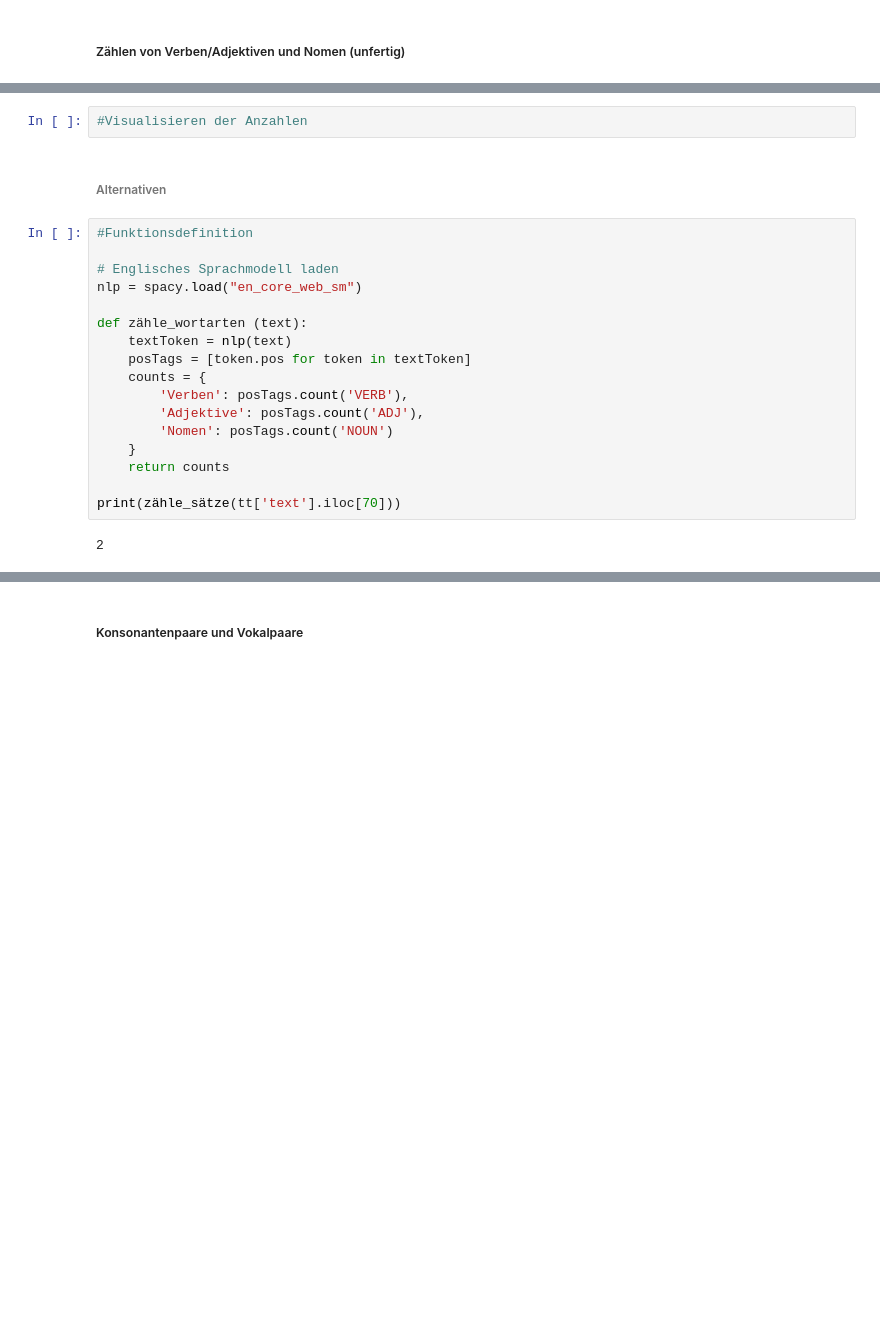
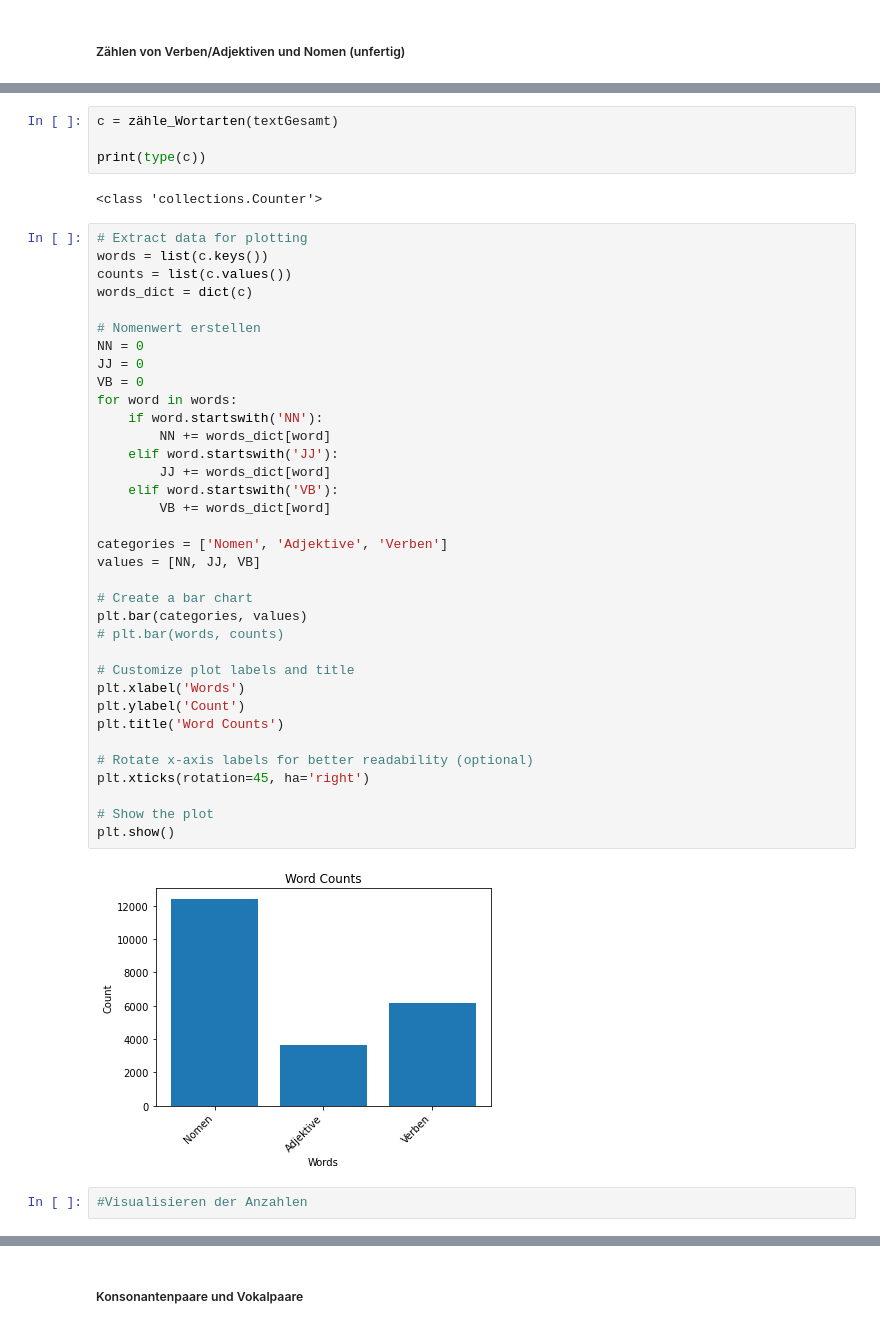
Before and after one commit to albertokoeselmunoz/tongue_twisters, a Jupyter notebook: data_understanding.ipynb, the cells around one changed output, grey strips where cells are left out. Drawn from its saved outputs; the diff is of its cells as text; blank space fills up the shorter version.

```diff
--- a/data_understanding.ipynb
+++ b/data_understanding.ipynb
@@ -184,26 +184,48 @@ print(zähle_Wortarten(textGesamt))
 [nltk_data]   Package averaged_perceptron_tagger is already up-to-
 [nltk_data]       date!
 Counter({'NN': 6712, 'NNP': 3695, 'JJ': 3554, 'VBD': 2126, 'NNS': 1997, 'VB': 1227, 'VBZ': 882, 'VBP': 832, 'VBG': 710, 'VBN': 411, 'JJR': 77, 'JJS': 40, 'NNPS': 15})
+# %%
+c = zähle_Wortarten(textGesamt)
+
+print(type(c))
+# %% [output]
+<class 'collections.Counter'>
+# %%
+# Extract data for plotting
+words = list(c.keys())
+counts = list(c.values())
+words_dict = dict(c)
+
+# Nomenwert erstellen
+NN = 0
+JJ = 0
+VB = 0
+for word in words:
+    if word.startswith('NN'):
+        NN += words_dict[word]
+    elif word.startswith('JJ'):
+        JJ += words_dict[word]
+    elif word.startswith('VB'):
+        VB += words_dict[word]
+
+categories = ['Nomen', 'Adjektive', 'Verben']
+values = [NN, JJ, VB]
+
+# Create a bar chart
+plt.bar(categories, values)
+# plt.bar(words, counts)
+
+# Customize plot labels and title
+plt.xlabel('Words')
+plt.ylabel('Count')
+plt.title('Word Counts')
+
+# Rotate x-axis labels for better readability (optional)
+plt.xticks(rotation=45, ha='right')
+
+# Show the plot
+plt.show()
+# %% [output]
+[figure, added]
 # %%
 #Visualisieren der Anzahlen
-# %% [markdown]
-###### Alternativen
-# %%
-#Funktionsdefinition
-
-# Englisches Sprachmodell laden
-nlp = spacy.load("en_core_web_sm")
-
-def zähle_wortarten (text):
-    textToken = nlp(text)
-    posTags = [token.pos for token in textToken]
-    counts = {
-        'Verben': posTags.count('VERB'),
-        'Adjektive': posTags.count('ADJ'),
-        'Nomen': posTags.count('NOUN')
-    }
-    return counts
-
-print(zähle_sätze(tt['text'].iloc[70]))
-# %% [output]
-2
```
Also changed, not shown: parts of 9 cells of this notebook, 5 other files.
